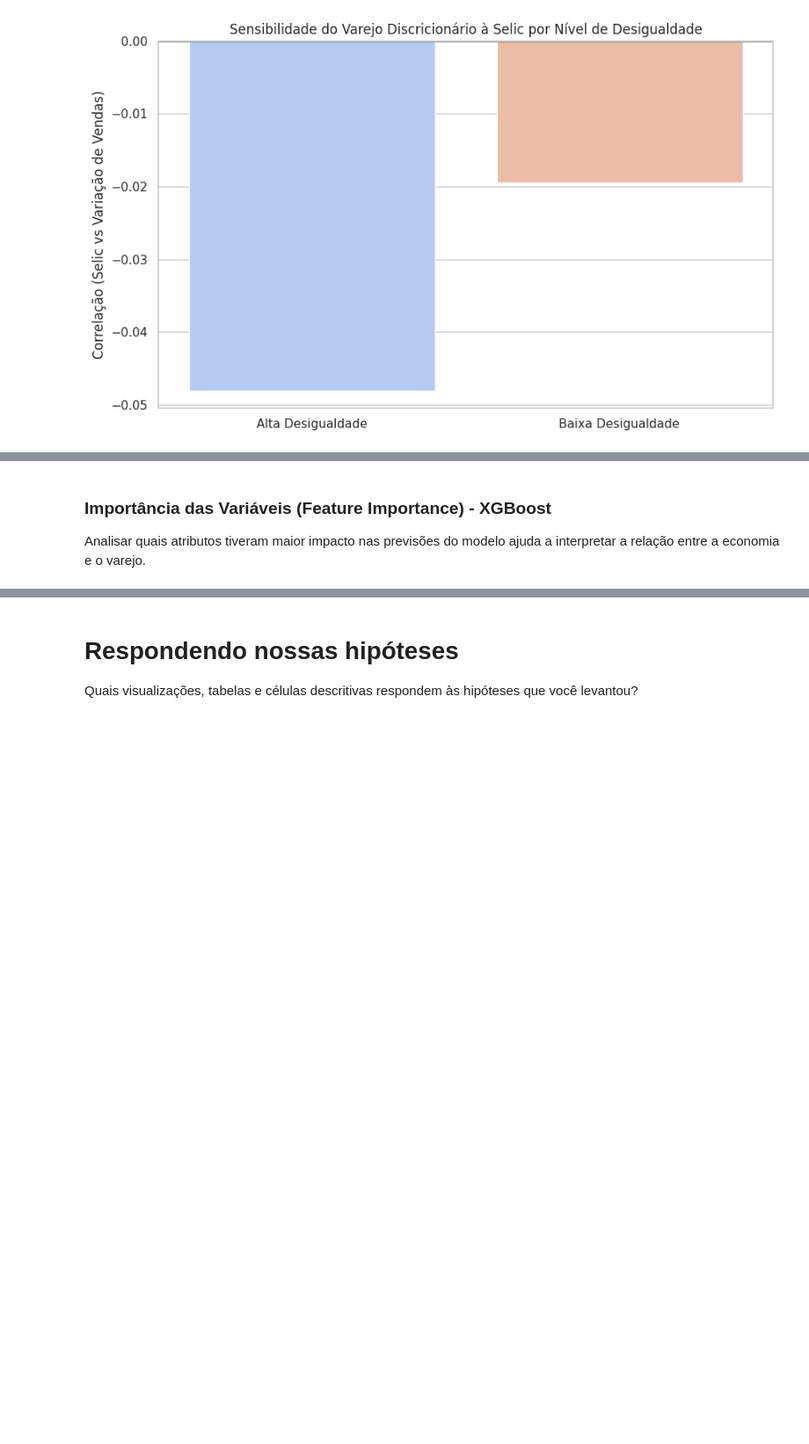
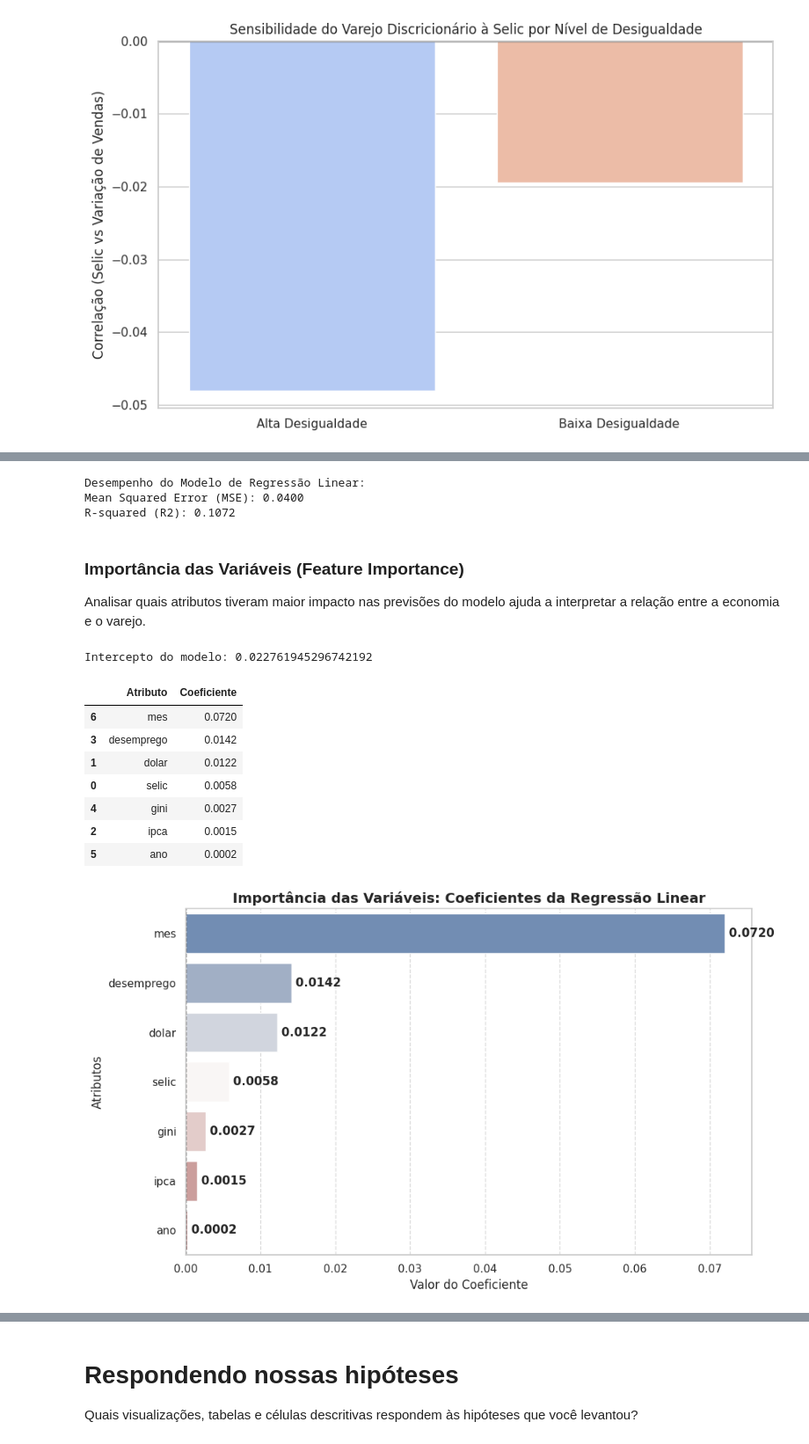
Before and after one commit to leandromvs/MVP-Analise-de-dados-e-boas-praticas-PUC-RIO, a Jupyter notebook: MVP_Analise_de_dados_e_boas_praticas_PUC_RIO_FINAL.ipynb, the cells around one changed output, grey strips where cells are left out. Shown at 88% size. Saved outputs shown, nothing was run; the diff lists cells and outputs as text; code cells hidden in the pictures; blank space fills up the shorter version.

```diff
--- a/MVP_Analise_de_dados_e_boas_praticas_PUC_RIO_FINAL.ipynb
+++ b/MVP_Analise_de_dados_e_boas_praticas_PUC_RIO_FINAL.ipynb
@@ -2240,4 +2272,68 @@ Correlação (Selic vs Variação Vendas) - Baixa Desigualdade: -0.0195
+# %%
+scaler_std.fit(X_train_cleaned)
+X_train_standardized = scaler_std.transform(X_train_cleaned)
+X_test_standardized = scaler_std.transform(X_test_cleaned)
+
+# Treinar o modelo com os dados padronizados e sem NaNs
+model.fit(X_train_standardized, y_train_cleaned)
+
+# Fazer previsões nos dados de teste
+y_pred = model.predict(X_test_standardized)
+
+# Avaliar o desempenho do modelo
+mse = mean_squared_error(y_test_cleaned, y_pred)
+r2 = r2_score(y_test_cleaned, y_pred)
+
+print(f"Desempenho do Modelo de Regressão Linear:")
+print(f"Mean Squared Error (MSE): {mse:.4f}")
+print(f"R-squared (R2): {r2:.4f}")
+# %% [output]
+Desempenho do Modelo de Regressão Linear:
+Mean Squared Error (MSE): 0.0400
+R-squared (R2): 0.1072
 # %% [markdown]
-### Importância das Variáveis (Feature Importance) - XGBoost
+### Importância das Variáveis (Feature Importance)
 
 Analisar quais atributos tiveram maior impacto nas previsões do modelo ajuda a interpretar a relação entre a economia e o varejo.
+# %%
+import matplotlib.pyplot as plt
+import seaborn as sns
+import pandas as pd
+
+# Create coef_df before using it
+# Use X_train_cleaned.columns as the model was trained on this processed data
+coef_df = pd.DataFrame({
+    'Atributo': X_train_cleaned.columns,
+    'Coeficiente': model.coef_
+}).sort_values(by='Coeficiente', ascending=False)
+
+print("Intercepto do modelo:", model.intercept_)
+display(coef_df)
+
+# Visualizando a importância das variáveis via coeficientes
+plt.figure(figsize=(10, 6))
+sns.barplot(x='Coeficiente', y='Atributo', data=coef_df, palette='vlag', hue='Atributo', legend=False)
+
+plt.title('Importância das Variáveis: Coeficientes da Regressão Linear', fontsize=14, fontweight='bold')
+plt.xlabel('Valor do Coeficiente', fontsize=12)
+plt.ylabel('Atributos', fontsize=12)
+plt.axvline(0, color='black', linestyle='--', linewidth=1)
+plt.grid(axis='x', linestyle='--', alpha=0.7)
+
+# Adicionando rótulos de valores nas barras
+for index, value in enumerate(coef_df['Coeficiente']):
+    plt.text(value, index, f' {value:.4f}', va='center', fontweight='bold')
+
+plt.tight_layout()
+plt.show()
+# %% [output]
+Intercepto do modelo: 0.022761945296742192
+|  | Atributo | Coeficiente |
+| 6 | mes | 0.0720 |
+| 3 | desemprego | 0.0142 |
+| 1 | dolar | 0.0122 |
+| 0 | selic | 0.0058 |
+| 4 | gini | 0.0027 |
+| 2 | ipca | 0.0015 |
+| 5 | ano | 0.0002 |
+[figure, added]
```
Also changed, not shown: parts of 16 cells of this notebook.
